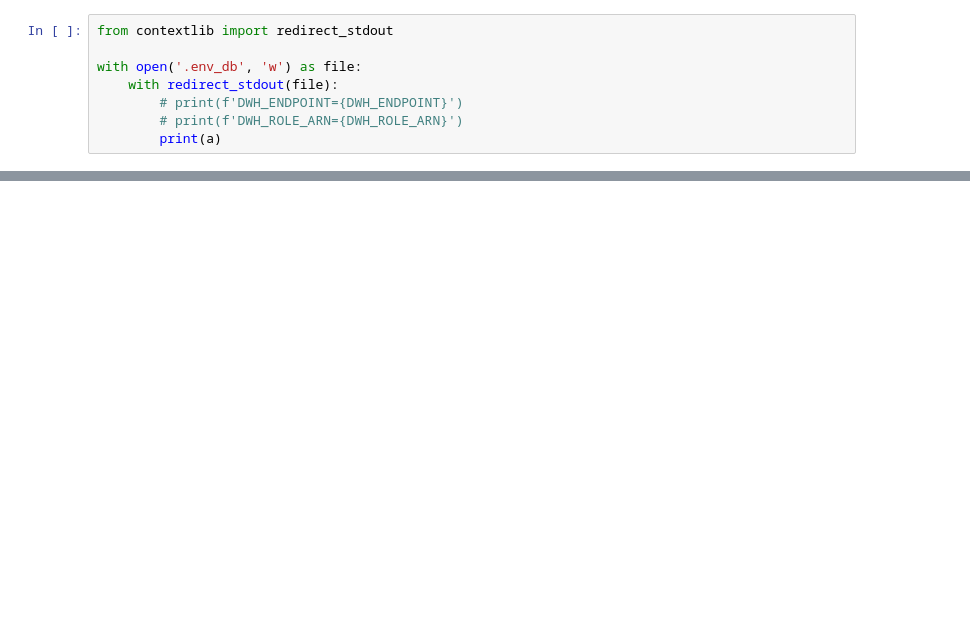
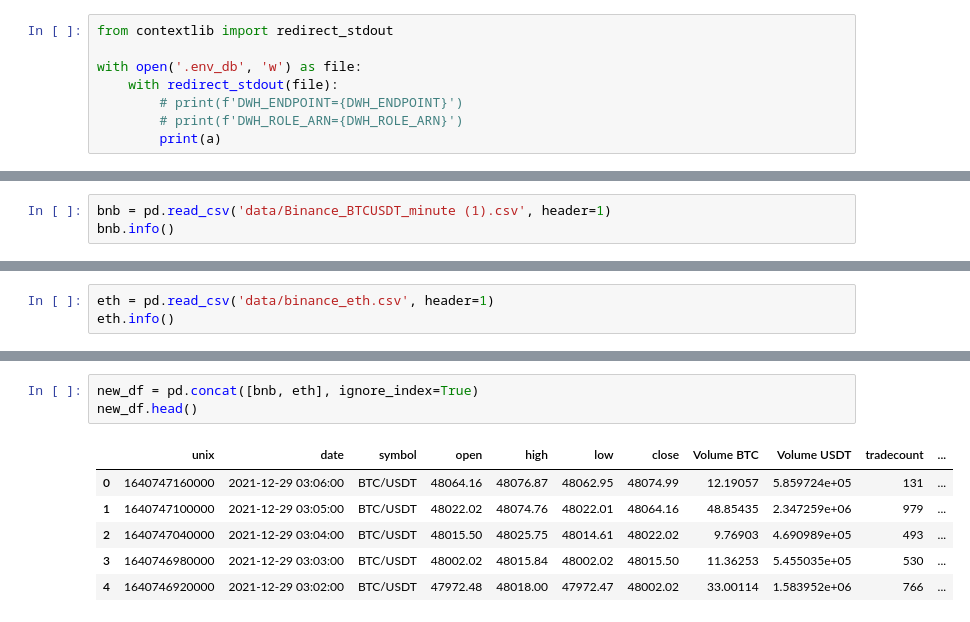
Before and after one commit to tien-duong115/CoinLore_API_Project, a Jupyter notebook: notebook_psql_redshift.ipynb, the cells around one changed output, grey strips where cells are left out. Saved outputs shown, nothing was run; the diff lists cells and outputs as text; blank space fills up the shorter version.

```diff
--- a/notebook_psql_redshift.ipynb
+++ b/notebook_psql_redshift.ipynb
@@ -464,0 +455,3 @@ root
+# %%
+bnb = pd.read_csv('data/Binance_BTCUSDT_minute (1).csv', header=1)
+bnb.info()
@@ -464,0 +476,3 @@ root
+# %%
+eth = pd.read_csv('data/binance_eth.csv', header=1)
+eth.info()
@@ -464,0 +506,10 @@ root
+# %%
+new_df = pd.concat([bnb, eth], ignore_index=True)
+new_df.head()
+# %% [output]
+|  | unix | date | symbol | open | high | low | close | Volume BTC | Volume USDT | tradecount | ... |
+| 0 | 1640747160000 | 2021-12-29 03:06:00 | BTC/USDT | 48064.16 | 48076.87 | 48062.95 | 48074.99 | 12.19057 | 5.859724e+05 | 131 | ... |
+| 1 | 1640747100000 | 2021-12-29 03:05:00 | BTC/USDT | 48022.02 | 48074.76 | 48022.01 | 48064.16 | 48.85435 | 2.347259e+06 | 979 | ... |
+| 2 | 1640747040000 | 2021-12-29 03:04:00 | BTC/USDT | 48015.50 | 48025.75 | 48014.61 | 48022.02 | 9.76903 | 4.690989e+05 | 493 | ... |
+| 3 | 1640746980000 | 2021-12-29 03:03:00 | BTC/USDT | 48002.02 | 48015.84 | 48002.02 | 48015.50 | 11.36253 | 5.455035e+05 | 530 | ... |
+| 4 | 1640746920000 | 2021-12-29 03:02:00 | BTC/USDT | 47972.48 | 48018.00 | 47972.47 | 48002.02 | 33.00114 | 1.583952e+06 | 766 | ... |
```
Also changed, not shown: parts of 46 cells of this notebook, 8 other files.
